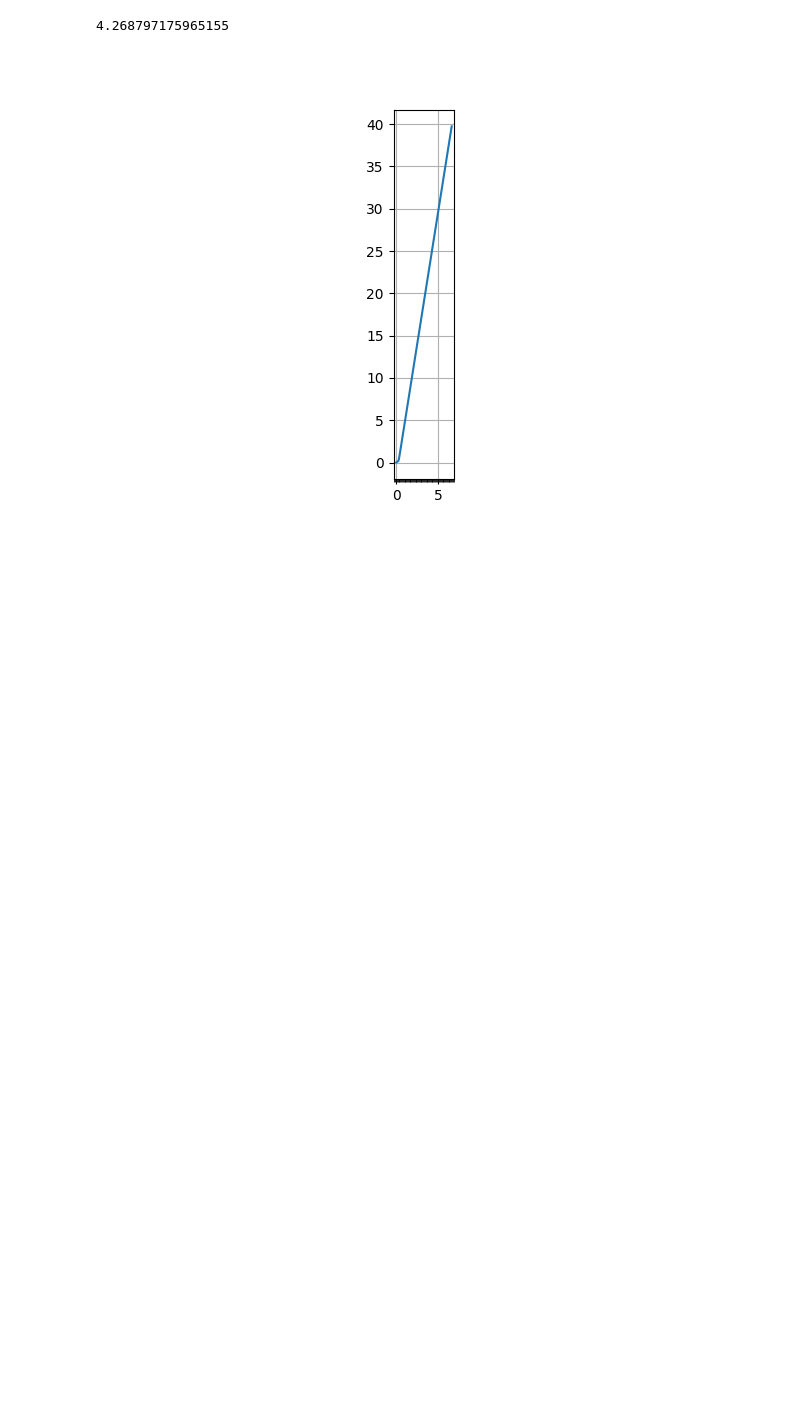
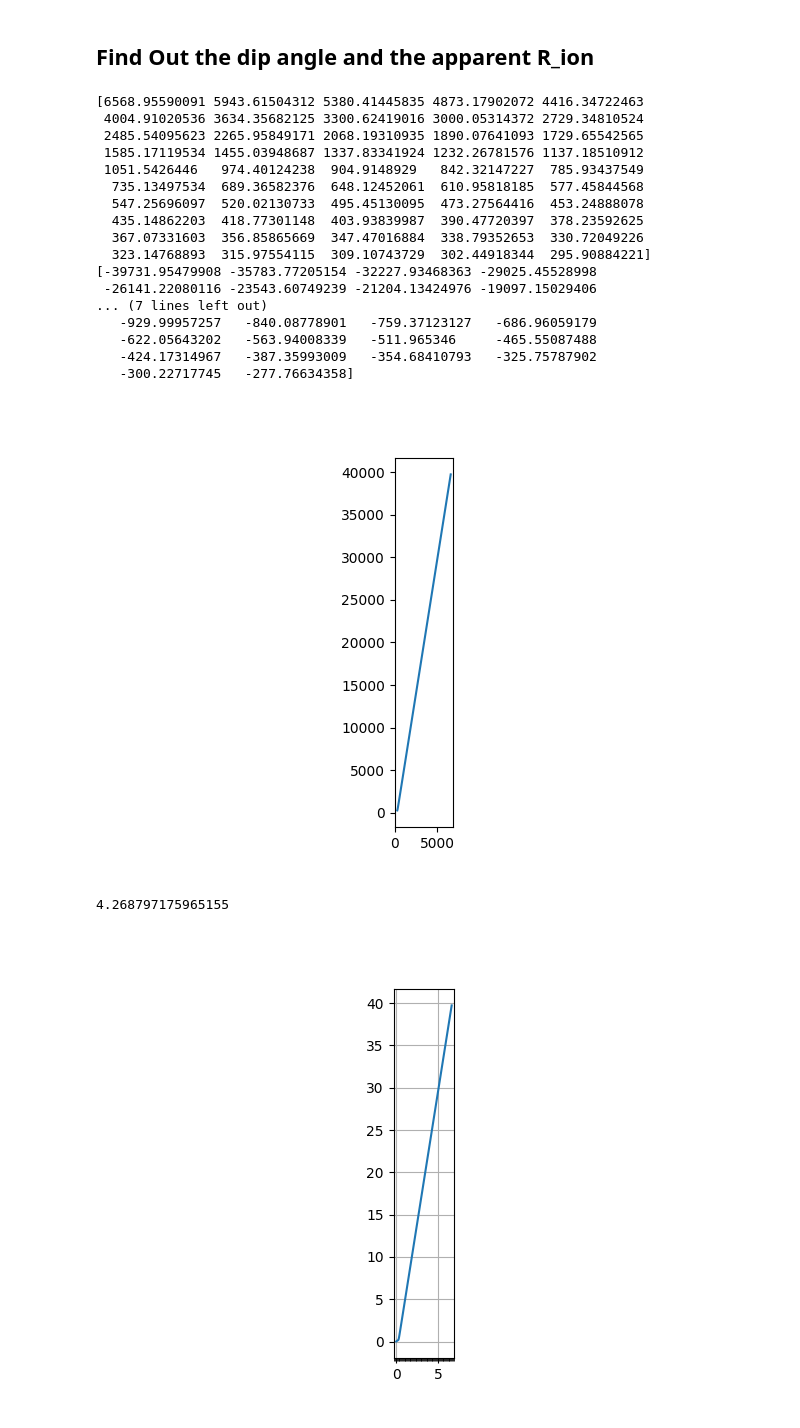
Before and after one commit to Yugal0/fitting-gen-arbitrary-eis, a Jupyter notebook: main.ipynb, the cells around one changed output. Saved outputs shown, nothing was run; the diff lists cells and outputs as text; code cells hidden in the pictures; blank space fills up the shorter version.

```diff
--- a/main.ipynb
+++ b/main.ipynb
@@ -52 +62,45 @@ axx.plot(x,R(x))
+# %% [markdown]
+## Find Out the dip angle and the apparent R_ion
+# %%
+Q=6e-4
+alpha=0.9
+a=4
+b=4
+param=[Q,alpha,a,b]
+c=CustomCircuit(initial_guess=param,circuit="arbitRCPE")
+z=c.predict(frequencies=np.logspace(-2,3,100))
+#found the dip angle
+dip_angle=alpha*45-np.min(-np.angle(z,deg=True))
+
+#found the Rion by finding the intercept
+
+datax=np.real(z[:int(len(z)/2)])
+datay=np.imag(z[:int(len(z)/2)])
+
+print(datax)
+print(datay)
+
+plt.cla()
+plt.plot(datax,-datay)
+plt.gca().set_aspect("equal")
+plt.show()
+# %% [output]
+[6568.95590091 5943.61504312 5380.41445835 4873.17902072 4416.34722463
+ 4004.91020536 3634.35682125 3300.62419016 3000.05314372 2729.34810524
+ 2485.54095623 2265.95849171 2068.19310935 1890.07641093 1729.65542565
+ 1585.17119534 1455.03948687 1337.83341924 1232.26781576 1137.18510912
+ 1051.5426446   974.40124238  904.9148929   842.32147227  785.93437549
+  735.13497534  689.36582376  648.12452061  610.95818185  577.45844568
+  547.25696097  520.02130733  495.45130095  473.27564416  453.24888078
+  435.14862203  418.77301148  403.93839987  390.47720397  378.23592625
+  367.07331603  356.85865669  347.47016884  338.79352653  330.72049226
+  323.14768893  315.97554115  309.10743729  302.44918344  295.90884221]
+[-39731.95479908 -35783.77205154 -32227.93468363 -29025.45528998
+ -26141.22080116 -23543.60749239 -21204.13424976 -19097.15029406
+... (7 lines left out)
+   -929.99957257   -840.08778901   -759.37123127   -686.96059179
+   -622.05643202   -563.94008339   -511.965346     -465.55087488
+   -424.17314967   -387.35993009   -354.68410793   -325.75787902
+   -300.22717745   -277.76634358]
+[figure, added]
 # %%
```
Also changed, not shown: parts of 5 cells of this notebook, 4 other files.
